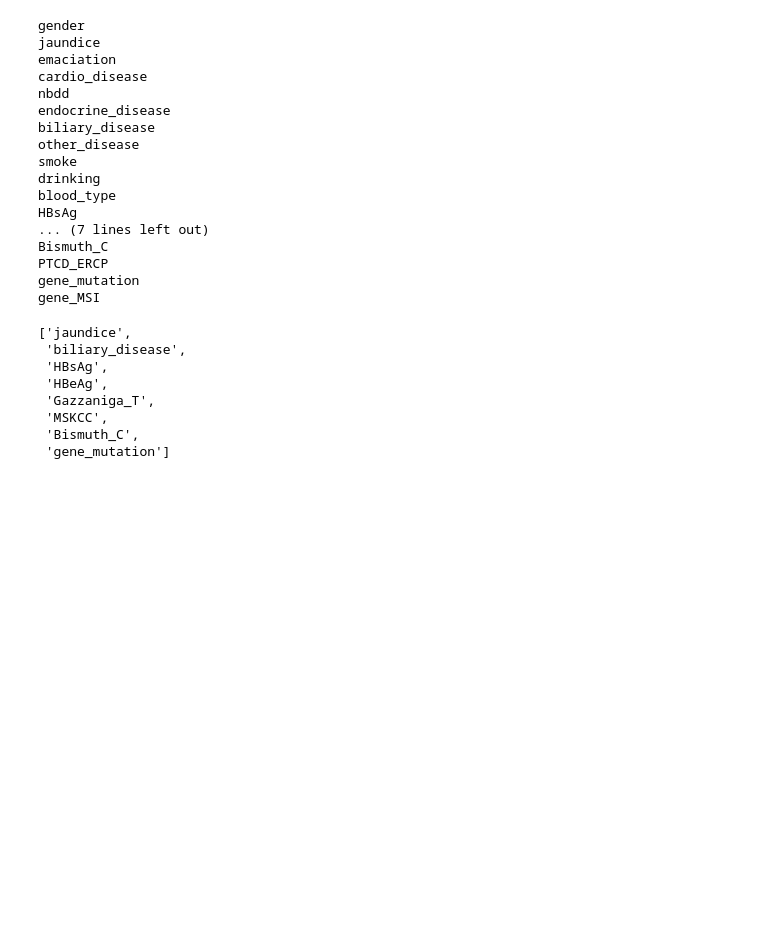
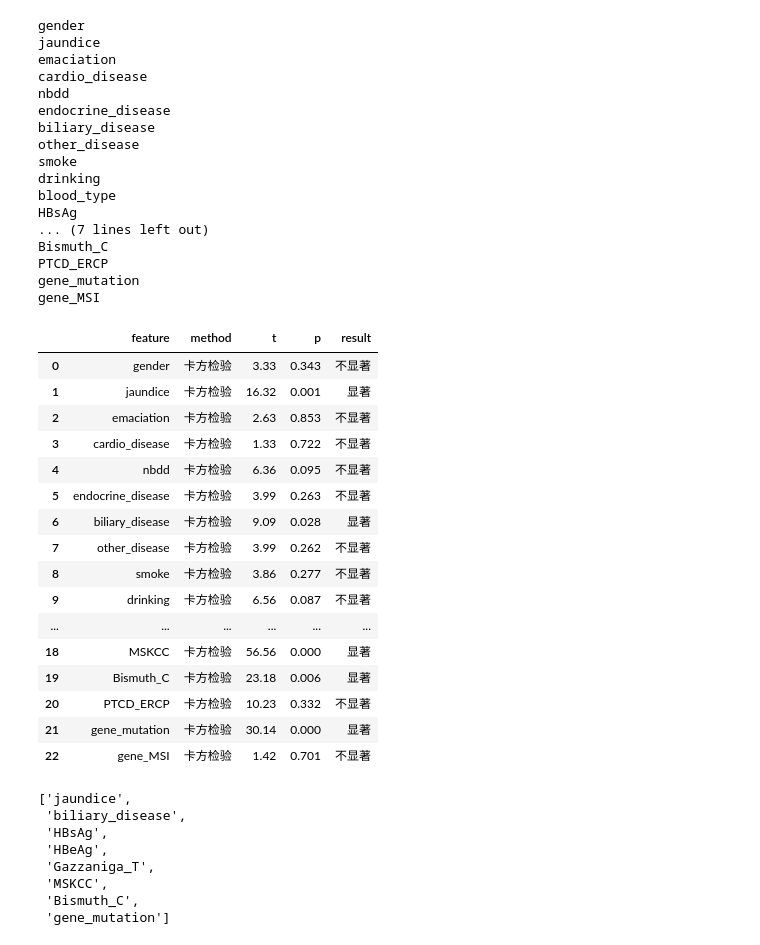
Before and after one commit to yuyongsheng1990/HCCA_dongfang_hospital, a Jupyter notebook: feature_engineering.ipynb, the cells around one changed output. Saved outputs shown, nothing was run; the diff lists cells and outputs as text; code cells hidden in the pictures; blank space fills up the shorter version.

```diff
--- a/feature_engineering.ipynb
+++ b/feature_engineering.ipynb
@@ -159,7 +159,7 @@ df_model.to_excel(project_path+'/data/result/feature_engineering/df_1.4_删除
 ## 过滤异常值
 # %%
 # 过滤异常值，大于正常值超过100倍！
-protect_col=['target_death','target_survival_month']
+protect_col=['label']
 col=[i for i in df_model.columns if i not in protect_col]
 for i in col:
     # 测试特征是否存在异常值
@@ -251,6 +251,26 @@ df_discrete_corr_sig=pd.DataFrame(data={'feature':discrete_col,
 # %%
 # 连续-分类变量相关性分析
 df_discrete_corr_sig.to_excel(project_path+'/data/result/feature_engineering/df_2.1_分类-分类变量显著性检验.xlsx')
+# %%
+df_discrete_corr_sig
+# %% [output]
+|  | feature | method | t | p | result |
+| 0 | gender | 卡方检验 | 3.33 | 0.343 | 不显著 |
+| 1 | jaundice | 卡方检验 | 16.32 | 0.001 | 显著 |
+| 2 | emaciation | 卡方检验 | 2.63 | 0.853 | 不显著 |
+| 3 | cardio_disease | 卡方检验 | 1.33 | 0.722 | 不显著 |
+| 4 | nbdd | 卡方检验 | 6.36 | 0.095 | 不显著 |
+| 5 | endocrine_disease | 卡方检验 | 3.99 | 0.263 | 不显著 |
+| 6 | biliary_disease | 卡方检验 | 9.09 | 0.028 | 显著 |
+| 7 | other_disease | 卡方检验 | 3.99 | 0.262 | 不显著 |
+| 8 | smoke | 卡方检验 | 3.86 | 0.277 | 不显著 |
+| 9 | drinking | 卡方检验 | 6.56 | 0.087 | 不显著 |
+| ... | ... | ... | ... | ... | ... |
+| 18 | MSKCC | 卡方检验 | 56.56 | 0.000 | 显著 |
+| 19 | Bismuth_C | 卡方检验 | 23.18 | 0.006 | 显著 |
+| 20 | PTCD_ERCP | 卡方检验 | 10.23 | 0.332 | 不显著 |
+| 21 | gene_mutation | 卡方检验 | 30.14 | 0.000 | 显著 |
+| 22 | gene_MSI | 卡方检验 | 1.42 | 0.701 | 不显著 |
 # %%
 discrete_relate=list(df_discrete_corr_sig[df_discrete_corr_sig.result=='显著']['feature'])
 # %%
```
Also changed, not shown: parts of 20 cells of this notebook, 3 other files.
